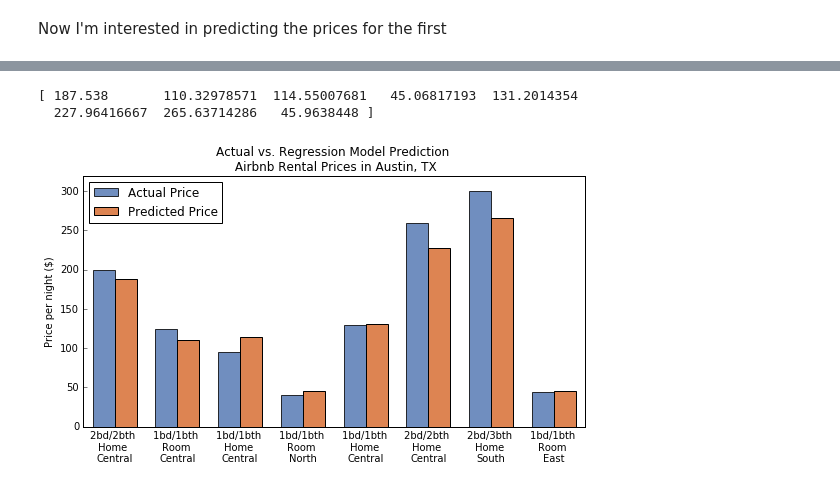
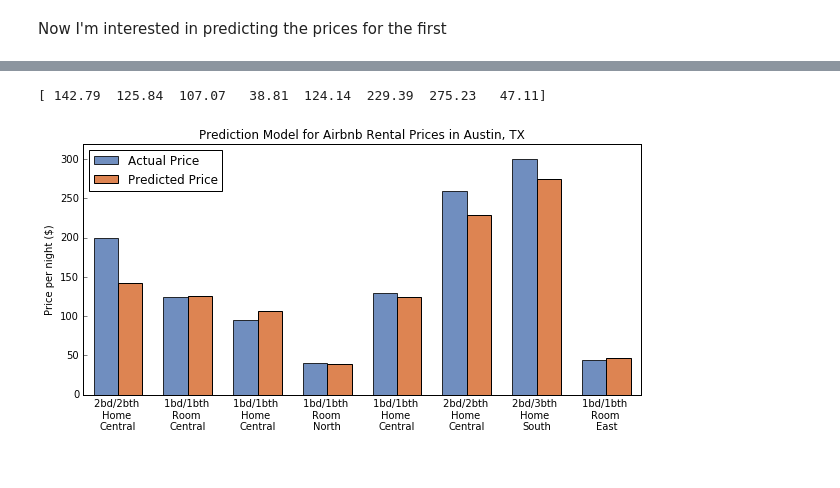
Before and after one commit to daniel-codes/airbnb-austin-tx, a Jupyter notebook: airbnb_austin_tx.ipynb, the cells around one changed output, grey strips where cells are left out. Saved outputs shown, nothing was run; the diff lists cells and outputs as text; code cells hidden in the pictures.

```diff
--- a/airbnb_austin_tx.ipynb
+++ b/airbnb_austin_tx.ipynb
@@ -510,7 +530,7 @@ fig.savefig('images/rating_vs_price.png')
 I want to look at the features of interest from the analysis section and see if they can tranlate to a 'rough' predition model.
 # %%
 features_list = ['room_type', 'bathrooms', 'bedrooms', 'accommodates',
-                 'host_is_superhost',  'region', 'review_scores_rating']
+                 'host_is_superhost',  'region', 'review_scores_rating', 'number_of_reviews']
 
 # Create features and price DFs for sklearn inputs
 features = df[features_list].copy()   # 'X'
@@ -545,7 +566,7 @@ features.head()
 # Scale the quantitative features
 # Note: using RobustScaler and other options resulted in similar r2 results
 scaler = MinMaxScaler()
-numerical = ['bathrooms', 'bedrooms', 'review_scores_rating', 'accommodates']
+numerical = ['bathrooms', 'bedrooms', 'review_scores_rating', 'accommodates', 'number_of_reviews']
 features_scaled = features.copy()
 features_scaled[numerical] = scaler.fit_transform(features_scaled[numerical])
 # %%
@@ -685,34 +707,33 @@ price_actual = price[:8].values
 price_predict = reg_model.predict(features_scaled[:8])
 print(price_predict)
 # %% [output]
-[ 187.538       110.32978571  114.55007681   45.06817193  131.2014354
-  227.96416667  265.63714286   45.9638448 ]
+[ 142.79  125.84  107.07   38.81  124.14  229.39  275.23   47.11]
 # %%
-fig, ax = plt.subplots(figsize=(9, 4.5))
+fig, ax = plt.subplots(figsize=(10, 4.5))
 
 # https://matplotlib.org/examples/api/barchart_demo.html
 ind = np.arange(0,8)
 pad = 0.15
 width = 0.35
 set_actual = ax.bar(pad+ind, price_actual, width, color='#4c72b0', alpha=0.8)
 set_predict = ax.bar(pad+ind+width, price_predict, width, color='#dd8452')
 
 ax.set_ylabel('Price per night ($)')
-ax.set_title('Actual vs. Regression Model Prediction \n Airbnb Rental Prices in Austin, TX')
+ax.set_title('Prediction Model for Airbnb Rental Prices in Austin, TX')
 ax.set_xticks(pad + ind + width)
 ax.set_ylim(0, 320)
 ax.set_xticklabels(['2bd/2bth \nHome \nCentral',
                     '1bd/1bth \nRoom \nCentral',
-                   '1bd/1bth \nHome \nCentral',
-                   '1bd/1bth \nRoom \nNorth',
-                   '1bd/1bth \nHome \nCentral',
-                   '2bd/2bth \nHome \nCentral',
-                   '2bd/3bth \nHome \nSouth',
-                   '1bd/1bth \nRoom \nEast'])
+                    '1bd/1bth \nHome \nCentral',
+                    '1bd/1bth \nRoom \nNorth',
+                    '1bd/1bth \nHome \nCentral',
+                    '2bd/2bth \nHome \nCentral',
+                    '2bd/3bth \nHome \nSouth',
+                    '1bd/1bth \nRoom \nEast'])
 ax.legend( (set_actual, set_predict), ('Actual Price', 'Predicted Price'),
           loc='upper left')
 ax.tick_params(bottom=False, top=False, right=False)
 
 fig.savefig('images/predict_compare.png')
 # %% [output]
-[figure, old version]
+[figure, new version]
```
Also changed, not shown: parts of 17 cells of this notebook, 10 other files.
